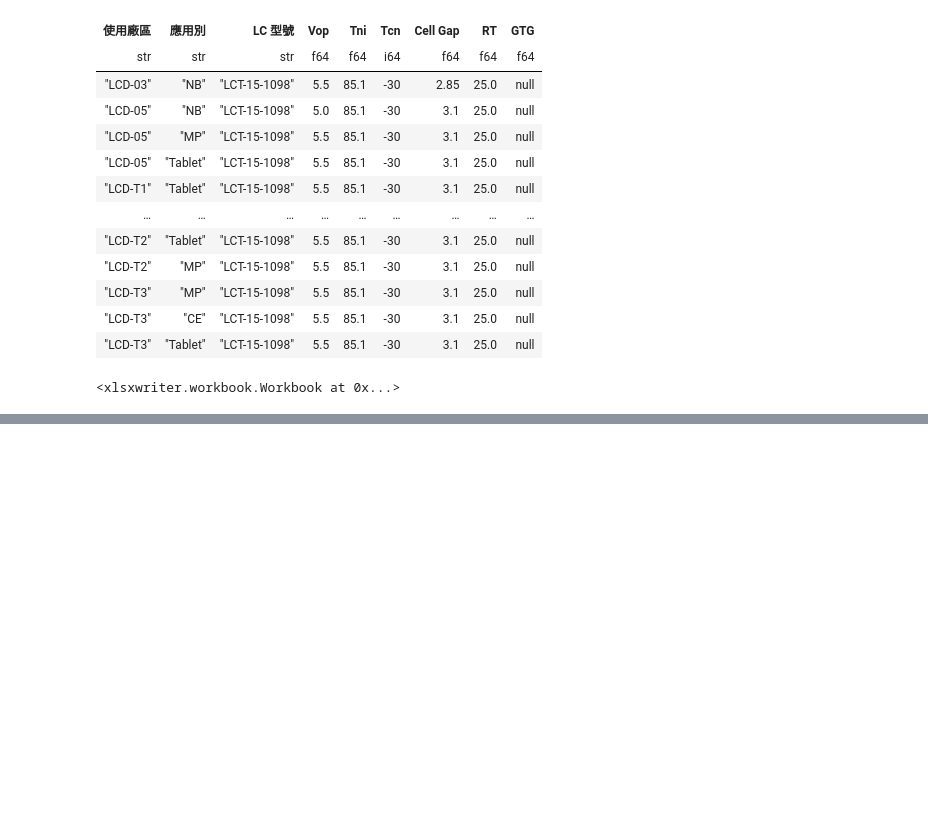
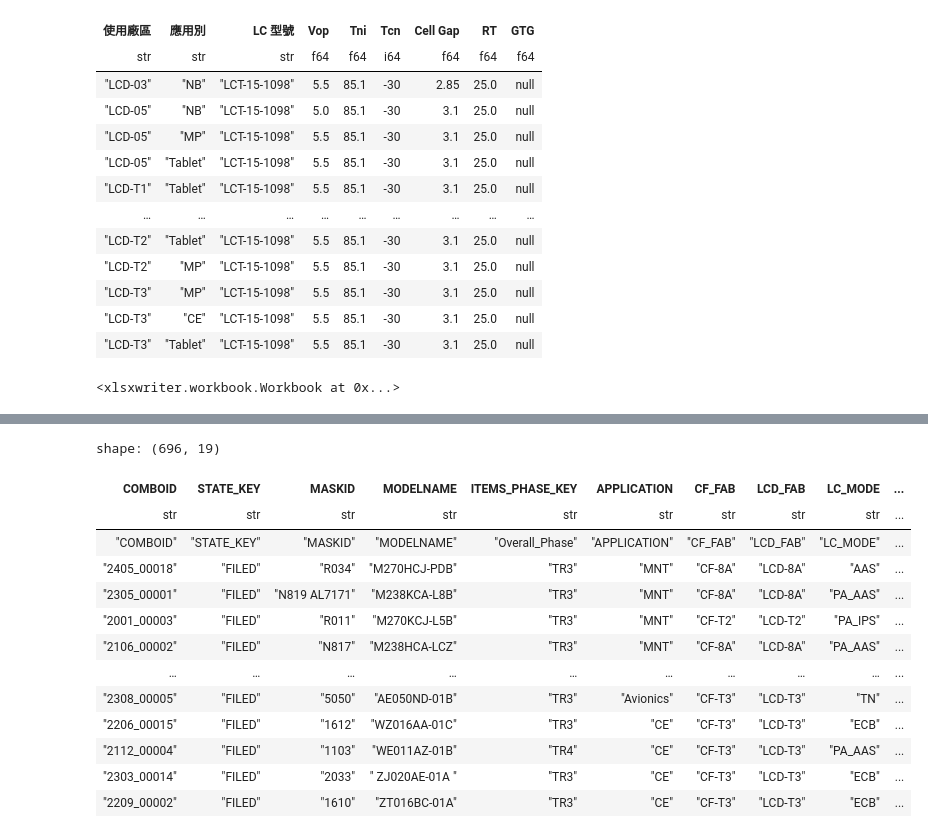
Before and after one commit to dimsplendid/innolux, a Jupyter notebook: notebooks/材料大地圖/demo.ipynb, the cells around one changed output, grey strips where cells are left out. Drawn from its saved outputs; the diff is of its cells as text; code cells hidden in the pictures; blank space fills up the shorter version.

```diff
--- a/notebooks/材料大地圖/demo.ipynb
+++ b/notebooks/材料大地圖/demo.ipynb
@@ -205,0 +256,17 @@ shape: (13, 9)
+# %%
+combo_db
+# %% [output]
+shape: (696, 19)
+| COMBOID | STATE_KEY | MASKID | MODELNAME | ITEMS_PHASE_KEY | APPLICATION | CF_FAB | LCD_FAB | LC_MODE | ... |
+| str | str | str | str | str | str | str | str | str | ... |
+| "COMBOID" | "STATE_KEY" | "MASKID" | "MODELNAME" | "Overall_Phase" | "APPLICATION" | "CF_FAB" | "LCD_FAB" | "LC_MODE" | ... |
+| "2405_00018" | "FILED" | "R034" | "M270HCJ-PDB" | "TR3" | "MNT" | "CF-8A" | "LCD-8A" | "AAS" | ... |
+| "2305_00001" | "FILED" | "N819 AL7171" | "M238KCA-L8B" | "TR3" | "MNT" | "CF-8A" | "LCD-8A" | "PA_AAS" | ... |
+| "2001_00003" | "FILED" | "R011" | "M270KCJ-L5B" | "TR3" | "MNT" | "CF-T2" | "LCD-T2" | "PA_IPS" | ... |
+| "2106_00002" | "FILED" | "N817" | "M238HCA-LCZ" | "TR3" | "MNT" | "CF-8A" | "LCD-8A" | "PA_AAS" | ... |
+| … | … | … | … | … | … | … | … | … | ... |
+| "2308_00005" | "FILED" | "5050" | "AE050ND-01B" | "TR3" | "Avionics" | "CF-T3" | "LCD-T3" | "TN" | ... |
+| "2206_00015" | "FILED" | "1612" | "WZ016AA-01C" | "TR3" | "CE" | "CF-T3" | "LCD-T3" | "ECB" | ... |
+| "2112_00004" | "FILED" | "1103" | "WE011AZ-01B" | "TR4" | "CE" | "CF-T3" | "LCD-T3" | "PA_AAS" | ... |
+| "2303_00014" | "FILED" | "2033" | " ZJ020AE-01A " | "TR3" | "CE" | "CF-T3" | "LCD-T3" | "ECB" | ... |
+| "2209_00002" | "FILED" | "1610" | "ZT016BC-01A" | "TR3" | "CE" | "CF-T3" | "LCD-T3" | "ECB" | ... |
```
Also changed, not shown: parts of 2 cells of this notebook, 6 other files.
